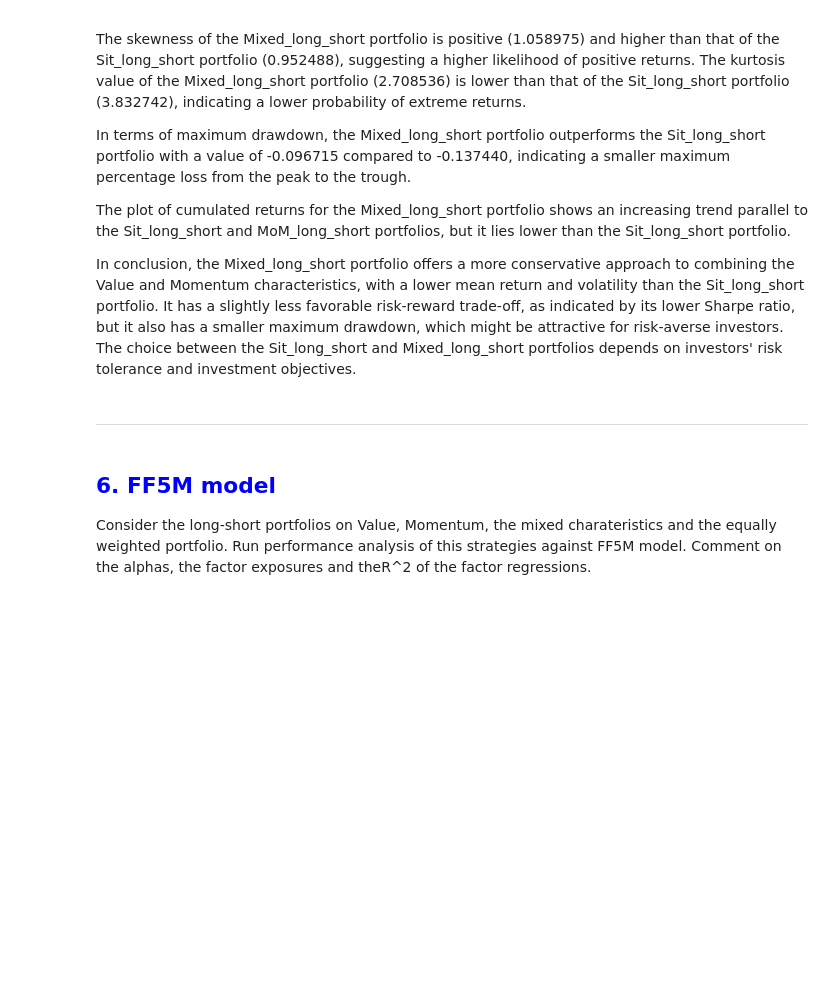
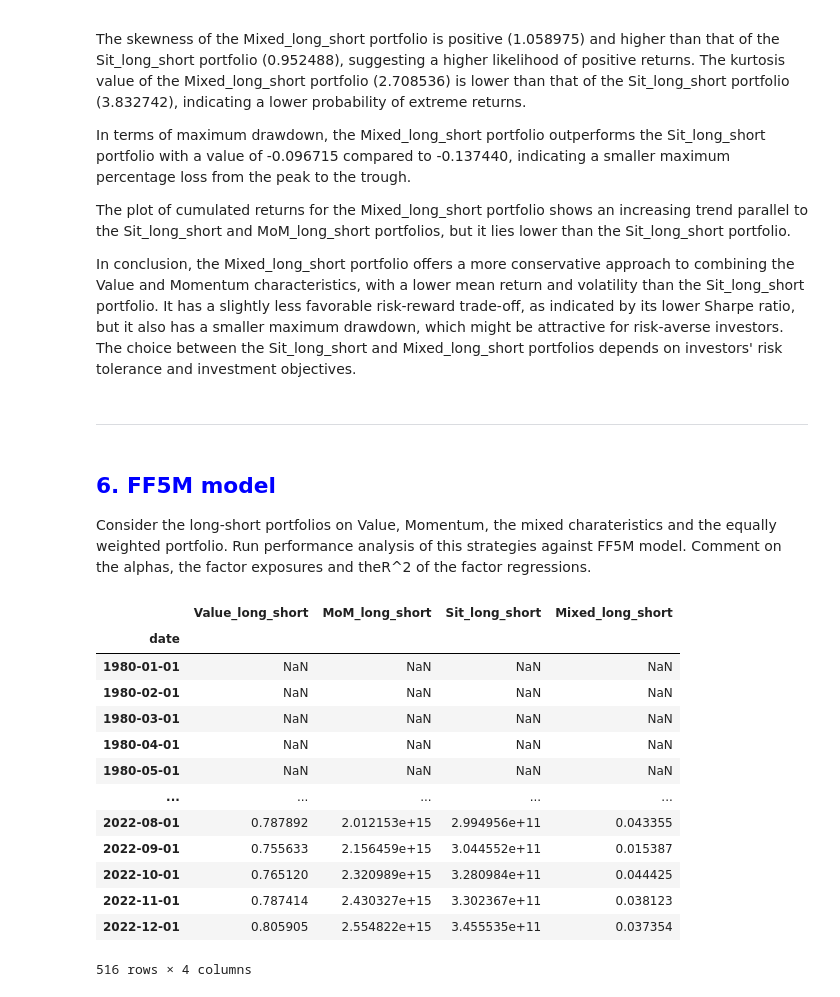
Before and after one commit to InesDew/NOVA-Asset-Management, a Jupyter notebook: Solution.ipynb, the cells around one changed output. Saved outputs shown, nothing was run; the diff lists cells and outputs as text; code cells hidden in the pictures; blank space fills up the shorter version.

```diff
--- a/Solution.ipynb
+++ b/Solution.ipynb
@@ -531,3 +531,20 @@ In conclusion, the Mixed_long_short portfolio offers a more conservative approac
 <h2 style='color:Blue'> 6. FF5M model </h2>
 
 Consider the long-short portfolios on Value, Momentum, the mixed charateristics and the equally weighted portfolio. Run performance analysis of this strategies against FF5M model. Comment on the alphas, the factor exposures and theR^2 of the factor regressions.
+# %%
+tercile_returns
+# %% [output]
+|  | Value_long_short | MoM_long_short | Sit_long_short | Mixed_long_short |
+| date |  |  |  |  |
+| 1980-01-01 | NaN | NaN | NaN | NaN |
+| 1980-02-01 | NaN | NaN | NaN | NaN |
+| 1980-03-01 | NaN | NaN | NaN | NaN |
+| 1980-04-01 | NaN | NaN | NaN | NaN |
+| 1980-05-01 | NaN | NaN | NaN | NaN |
+| ... | ... | ... | ... | ... |
+| 2022-08-01 | 0.787892 | 2.012153e+15 | 2.994956e+11 | 0.043355 |
+| 2022-09-01 | 0.755633 | 2.156459e+15 | 3.044552e+11 | 0.015387 |
+| 2022-10-01 | 0.765120 | 2.320989e+15 | 3.280984e+11 | 0.044425 |
+| 2022-11-01 | 0.787414 | 2.430327e+15 | 3.302367e+11 | 0.038123 |
+| 2022-12-01 | 0.805905 | 2.554822e+15 | 3.455535e+11 | 0.037354 |
+516 rows × 4 columns
```
Also changed, not shown: parts of 7 cells of this notebook, 1 other file.
